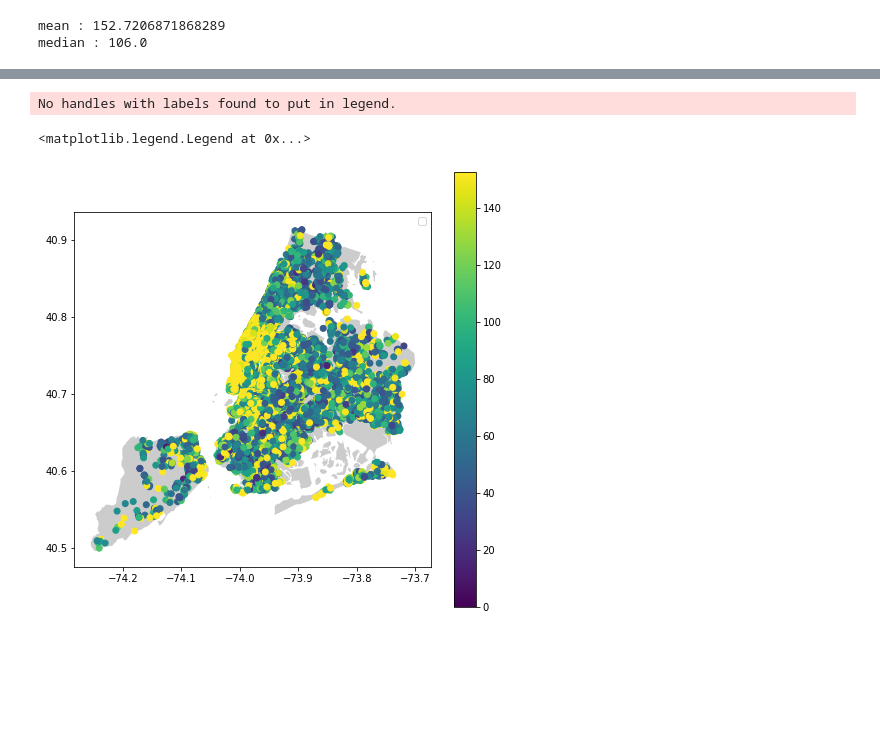
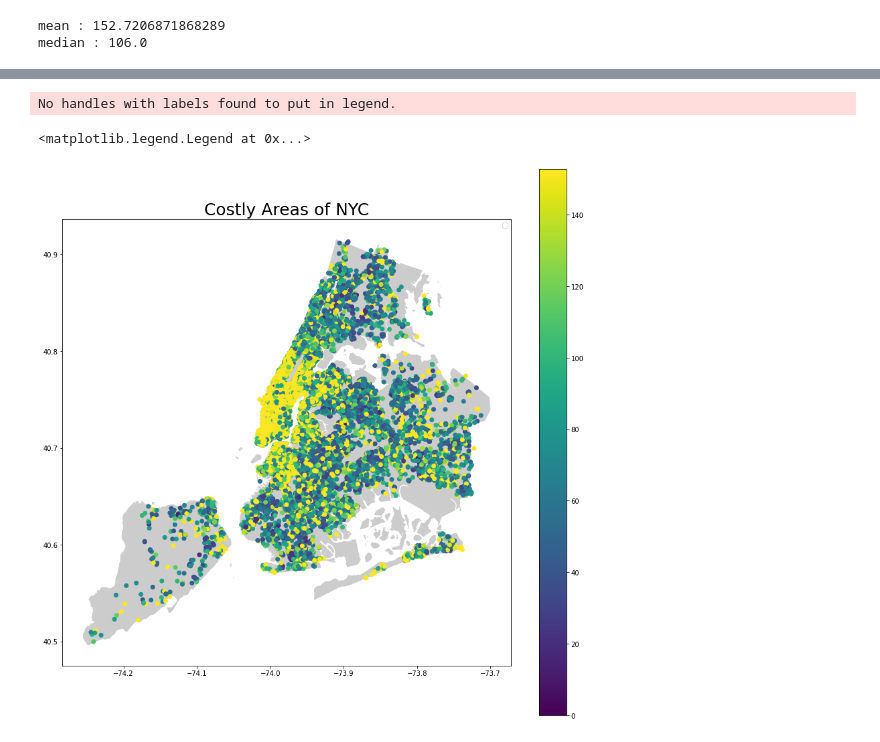
Before and after one commit to Rahul711sharma/AirBnb-Booking-Analysis, a Jupyter notebook: Airbnb_Bookings_Analysis_Capstone_Project.ipynb, the cells around one changed output, grey strips where cells are left out. Drawn from its saved outputs; the diff is of its cells as text; code cells hidden in the pictures; blank space fills up the shorter version.

```diff
--- a/Airbnb_Bookings_Analysis_Capstone_Project.ipynb
+++ b/Airbnb_Bookings_Analysis_Capstone_Project.ipynb
@@ -100,0 +135,2 @@ dtype: int64
+# %%
+df.drop(['id','name','last_review'],axis = 1, inplace = True)
@@ -100,0 +141,4 @@ dtype: int64
+# %%
+# impute the null values as 0
+
+df['reviews_per_month'] = df['reviews_per_month'].fillna(0)
@@ -143,6 +259,2 @@ ggplot(df)+aes(x='latitude',y='longitude',fill=df['neighbourhood_group'])+geom_p
-# %%
-geometry = [Point(xy) for xy in zip(df['longitude'], df['latitude'])]
-crs = {'init': 'epsg:4326'}
-gdf = gpd.GeoDataFrame(df, crs=crs, geometry=geometry)
 # %%
 boroughs = gpd.read_file(geoplot.datasets.get_path('nyc_boroughs'))
@@ -167,13 +269,14 @@ geo_df
 # %%
-fig,ax=plt.subplots(figsize=(8,8))
+fig,ax=plt.subplots(figsize=(15,15))
 boroughs.plot(ax=ax,alpha=0.4,color="grey")
 x, y = geo_df['longitude'].values, geo_df['latitude'].values
 plt.scatter(x,y,c=geo_df['price'])
 plt.clim(0,np.mean(df['price']))
+plt.title("Costly Areas of NYC",fontdict={'fontsize':25})
 plt.colorbar()
 plt.legend()
 # %% [output]
 No handles with labels found to put in legend.
 <matplotlib.legend.Legend at 0x...>
-[figure, old version]
+[figure, new version]
 # %%
```
Also changed, not shown: parts of 29 cells of this notebook.
